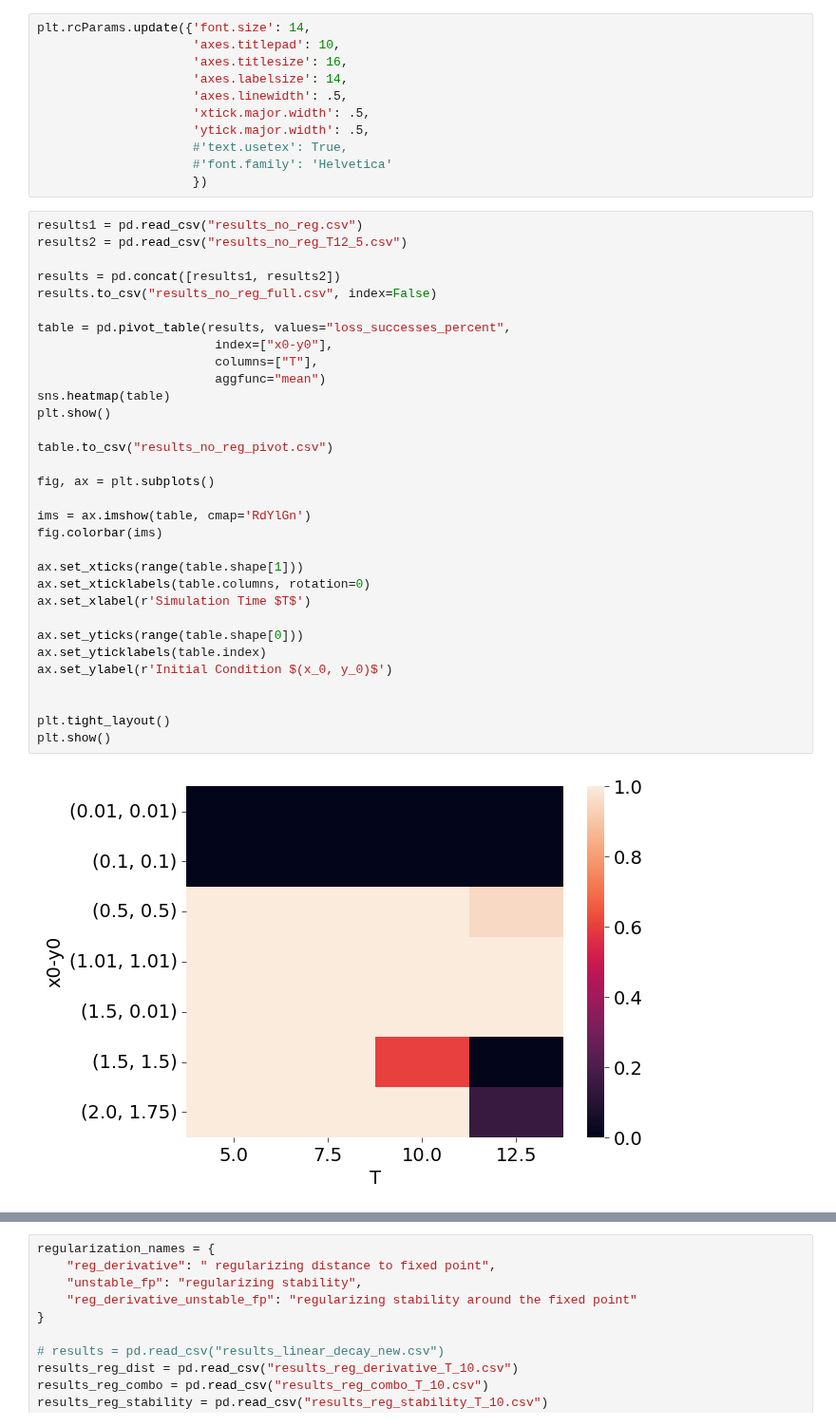
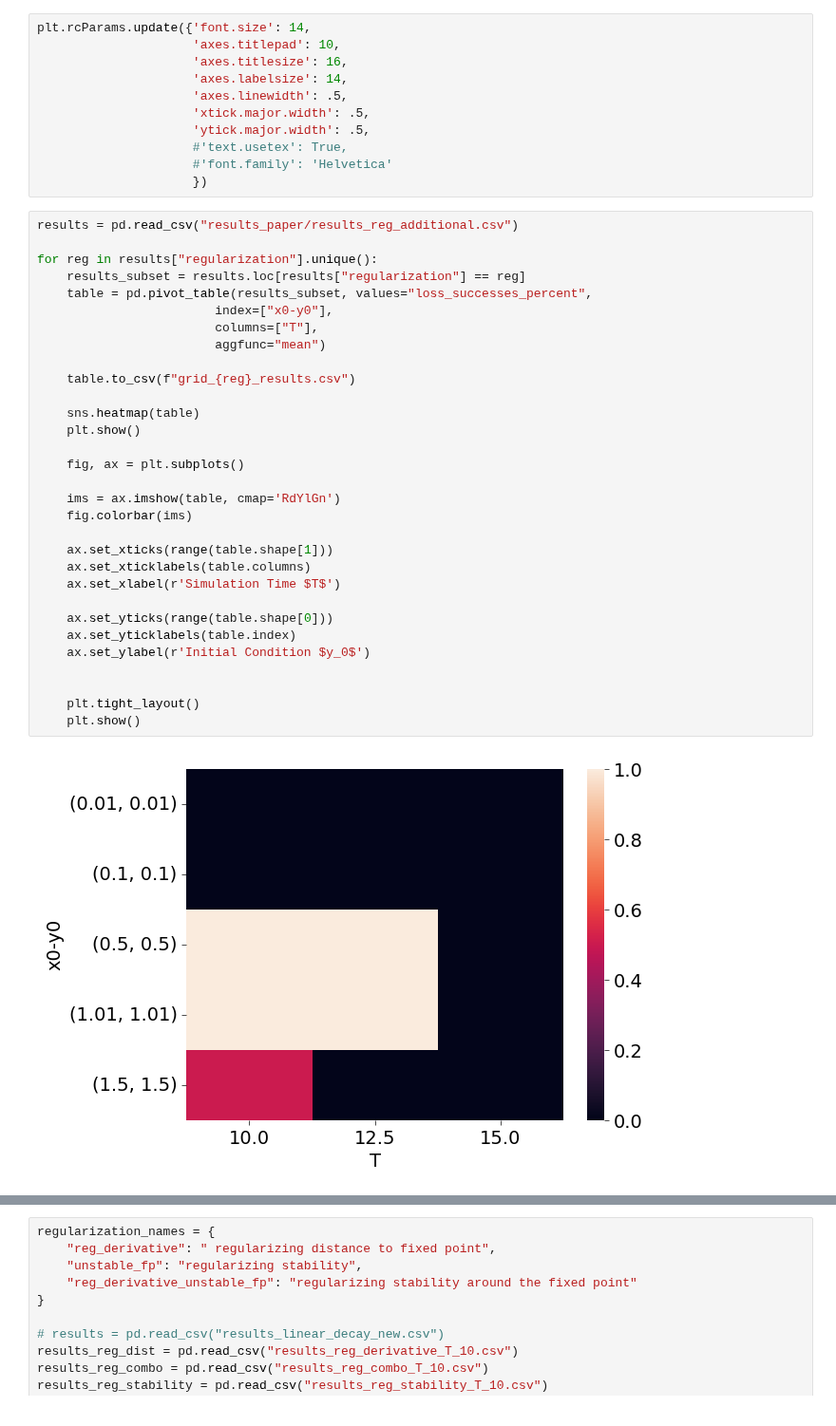
Before and after one commit to losmib/PINNs_fixed_points, a Jupyter notebook: 2d_toy_example/results_visualizations.ipynb, the cells around one changed output, grey strips where cells are left out. Shown at 95% size. Saved outputs shown, nothing was run; the diff lists cells and outputs as text.

```diff
--- a/2d_toy_example/results_visualizations.ipynb
+++ b/2d_toy_example/results_visualizations.ipynb
@@ -15,36 +15,35 @@ plt.rcParams.update({'font.size': 14,
                      #'font.family': 'Helvetica'
                      })
 # %%
-results1 = pd.read_csv("results_no_reg.csv")
-results2 = pd.read_csv("results_no_reg_T12_5.csv")
+results = pd.read_csv("results_paper/results_reg_additional.csv")
 
-results = pd.concat([results1, results2])
-results.to_csv("results_no_reg_full.csv", index=False)
-
-table = pd.pivot_table(results, values="loss_successes_percent",
+for reg in results["regularization"].unique():
+    results_subset = results.loc[results["regularization"] == reg]
+    table = pd.pivot_table(results_subset, values="loss_successes_percent",
                         index=["x0-y0"],
                         columns=["T"],
                         aggfunc="mean")
-sns.heatmap(table)
-plt.show()
 
-table.to_csv("results_no_reg_pivot.csv")
+    table.to_csv(f"grid_{reg}_results.csv")
 
-fig, ax = plt.subplots()
+    sns.heatmap(table)
+    plt.show()
 
-ims = ax.imshow(table, cmap='RdYlGn')
-fig.colorbar(ims)
+    fig, ax = plt.subplots()
 
-ax.set_xticks(range(table.shape[1]))
-ax.set_xticklabels(table.columns, rotation=0)
-ax.set_xlabel(r'Simulation Time $T$')
+    ims = ax.imshow(table, cmap='RdYlGn')
+    fig.colorbar(ims)
 
-ax.set_yticks(range(table.shape[0]))
-ax.set_yticklabels(table.index)
-ax.set_ylabel(r'Initial Condition $(x_0, y_0)$')
+    ax.set_xticks(range(table.shape[1]))
+    ax.set_xticklabels(table.columns)
+    ax.set_xlabel(r'Simulation Time $T$')
+
+    ax.set_yticks(range(table.shape[0]))
+    ax.set_yticklabels(table.index)
+    ax.set_ylabel(r'Initial Condition $y_0$')
 
 
-plt.tight_layout()
-plt.show()
+    plt.tight_layout()
+    plt.show()
 # %% [output]
-[figure, old version]
+[figure, new version]
```
Also changed, not shown: parts of 3 cells of this notebook, 15 other files.
